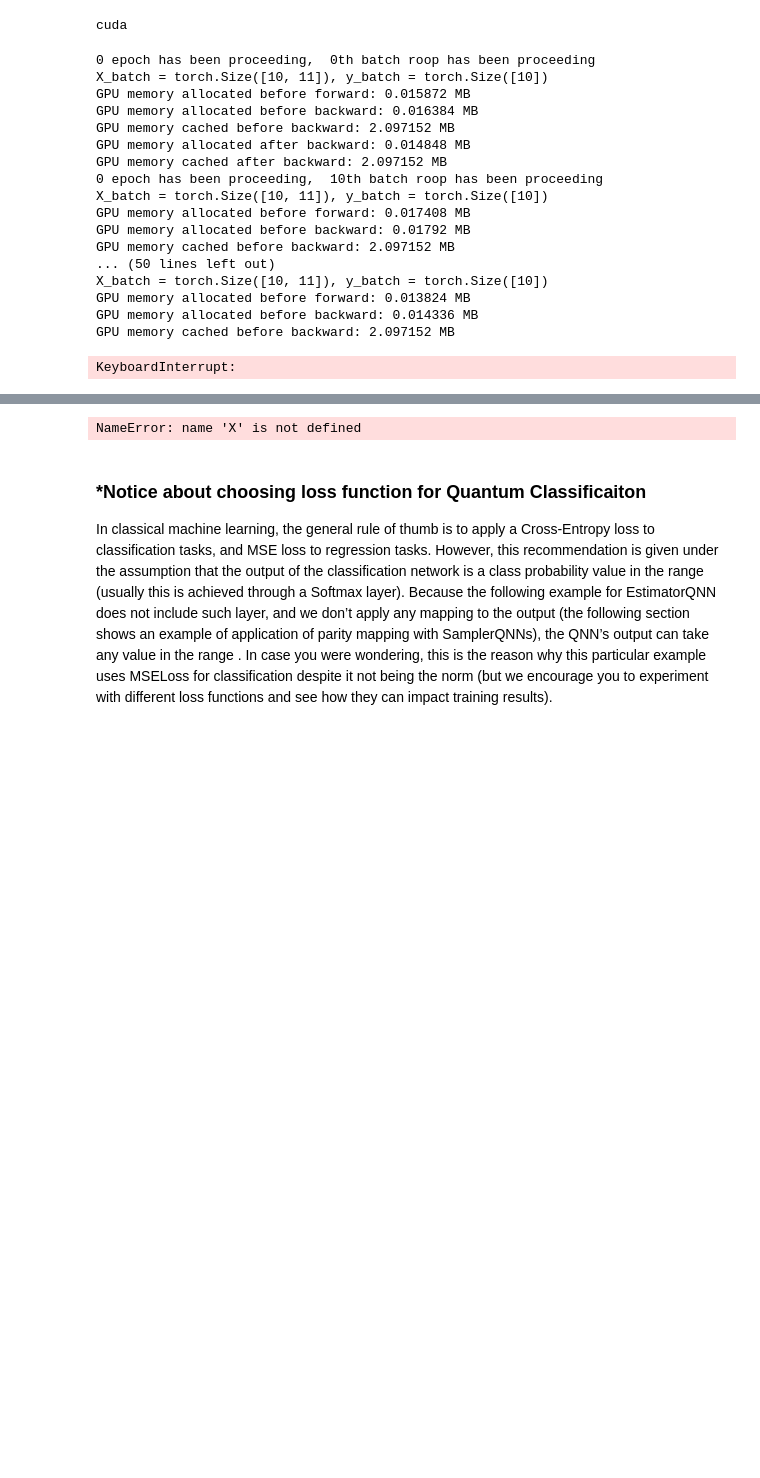
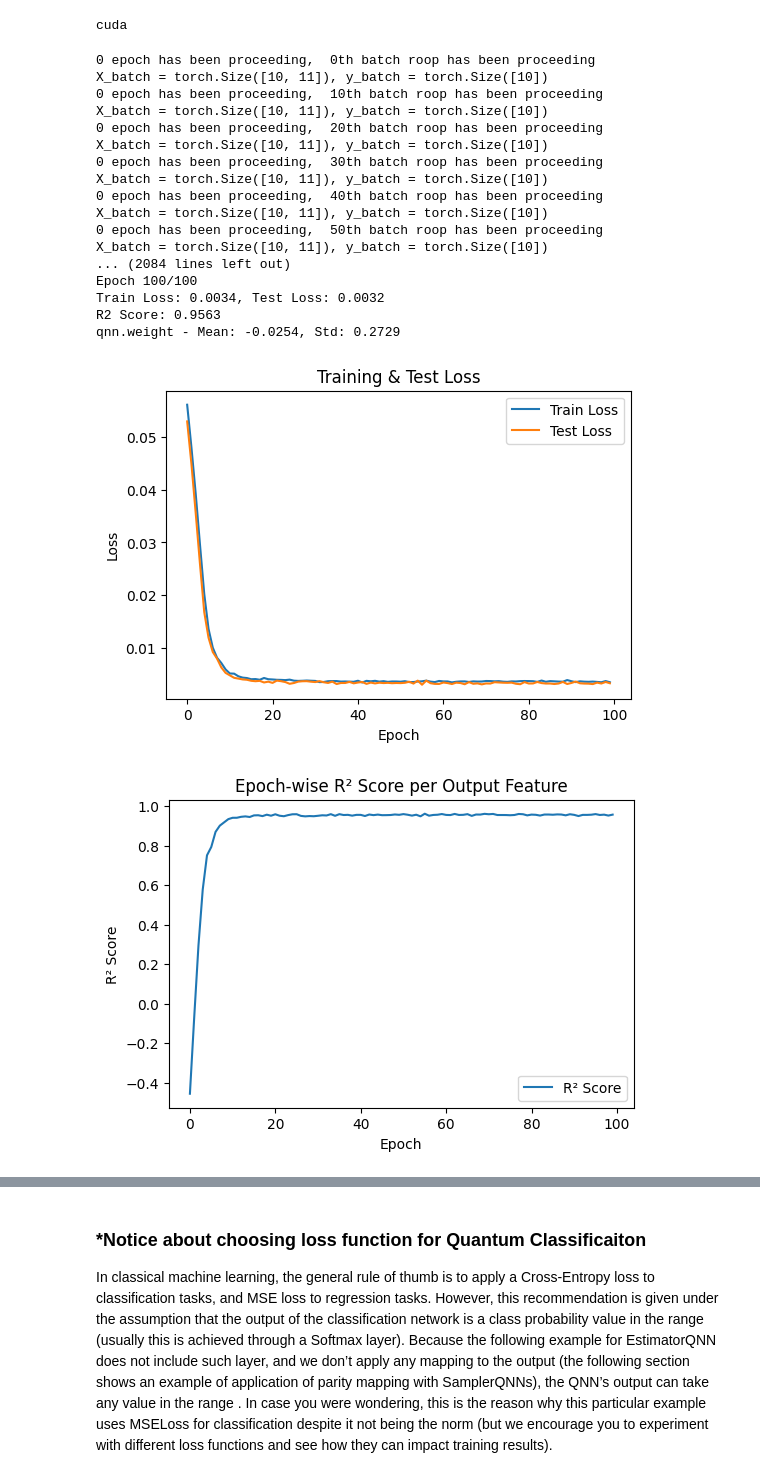
Before and after one commit to AustinMichaelKim/L3_muon_reconstruction, a Jupyter notebook: L3_reconstruction_QNN/QNN_using_qiskit/L3_Rcnst_qiskit_yonsei_gpu.ipynb, the cells around one changed output, grey strips where cells are left out. Saved outputs shown, nothing was run; the diff lists cells and outputs as text; code cells hidden in the pictures; blank space fills up the shorter version.

Commit message:
save work before merging

```diff
--- a/L3_reconstruction_QNN/QNN_using_qiskit/L3_Rcnst_qiskit_why_is_it_fucking_slow.ipynb
+++ b/L3_reconstruction_QNN/QNN_using_qiskit/L3_Rcnst_qiskit_yonsei_gpu.ipynb
@@ -42,12 +29,9 @@ from sklearn.metrics import r2_score
 from torch.optim.lr_scheduler import ReduceLROnPlateau
 
 # Load the .pkl file
-# with open('./DYToLL_PU200_Spring23_NThltIter2FromL1_Barrel.pkl', 'rb') as file:
-#     data = pickle.load(file)
+with open('./DYToLL_PU200_Spring23_NThltIter2FromL1_Barrel.pkl', 'rb') as file:
+    data = pickle.load(file)
 
-# Load the .pkl file _ colab
-with open(data_path, 'rb') as file:
-    data = pickle.load(file)
 
 # Extract the DataFrame and the array from the tuple
 df = data[0]  # The first element is the DataFrame : 92113 sample rows × 87 feature columns
@@ -110,10 +94,8 @@ import sys
 import os
 
 # Assuming your project structure as above, add the parent directory to sys.path
-# project_root = os.path.abspath(os.path.join(os.getcwd(), ".."))
+project_root = os.path.abspath(os.path.join(os.getcwd(), ".."))
 
-# for colab case
-project_root = os.path.abspath(os.path.join(os.getcwd(), "/content/drive/MyDrive/2025_Muon_QNN/"))
 
 
 if project_root not in sys.path:
@@ -126,10 +108,8 @@ import pandas as pd
 import pickle
 
 # Path to the original pickle file
-# pkl_path = "./DYToLL_PU200_Spring23_NThltIter2FromL1_Barrel.pkl"
+pkl_path = "./DYToLL_PU200_Spring23_NThltIter2FromL1_Barrel.pkl"
 
-# Path to the pickle file in colab
-pkl_path = "/content/drive/MyDrive/2025_Muon_QNN/DYToLL_PU200_Spring23_NThltIter2FromL1_Barrel.pkl"
 
 # Load the pickle file
 with open(pkl_path, "rb") as file:
@@ -491,14 +487,7 @@ for epoch in range(epochs):
 
         loss = loss_function(y_pred.to(device), y_batch.to(device))  # compute the loss
 
-        print(f"GPU memory allocated before backward: {torch.cuda.memory_allocated() / 1e6} MB")
-        print(f"GPU memory cached before backward: {torch.cuda.memory_reserved() / 1e6} MB")
-
         loss.backward()  # backward pass for computing the gradients
-
-        print(f"GPU memory allocated after backward: {torch.cuda.memory_allocated() / 1e6} MB")
-        print(f"GPU memory cached after backward: {torch.cuda.memory_reserved() / 1e6} MB")
-
 
         optimizer.step()  # update the weights
         running_loss += loss.item()  # accumulate the loss
@@ -511,7 +500,7 @@ for epoch in range(epochs):
     # ensures dropout layers are inactive
     model1.eval()
     with torch.no_grad(): # no need to compute the gradients
-        y_test_pred = model1(X_test)
+        y_test_pred = model1(X_test).squeeze()
         test_loss = loss_function(y_test_pred, y_test)
         test_losses.append(test_loss.item())
 
@@ -539,42 +528,60 @@ for epoch in range(epochs):
 # %% [output]
 0 epoch has been proceeding,  0th batch roop has been proceeding
 X_batch = torch.Size([10, 11]), y_batch = torch.Size([10])
-GPU memory allocated before forward: 0.015872 MB
-GPU memory allocated before backward: 0.016384 MB
-GPU memory cached before backward: 2.097152 MB
-GPU memory allocated after backward: 0.014848 MB
-GPU memory cached after backward: 2.097152 MB
 0 epoch has been proceeding,  10th batch roop has been proceeding
 X_batch = torch.Size([10, 11]), y_batch = torch.Size([10])
-GPU memory allocated before forward: 0.017408 MB
-GPU memory allocated before backward: 0.01792 MB
-GPU memory cached before backward: 2.097152 MB
-... (50 lines left out)
+0 epoch has been proceeding,  20th batch roop has been proceeding
 X_batch = torch.Size([10, 11]), y_batch = torch.Size([10])
-GPU memory allocated before forward: 0.013824 MB
-GPU memory allocated before backward: 0.014336 MB
-GPU memory cached before backward: 2.097152 MB
+0 epoch has been proceeding,  30th batch roop has been proceeding
+X_batch = torch.Size([10, 11]), y_batch = torch.Size([10])
+0 epoch has been proceeding,  40th batch roop has been proceeding
+X_batch = torch.Size([10, 11]), y_batch = torch.Size([10])
+0 epoch has been proceeding,  50th batch roop has been proceeding
+X_batch = torch.Size([10, 11]), y_batch = torch.Size([10])
+... (2084 lines left out)
+Epoch 100/100
+Train Loss: 0.0034, Test Loss: 0.0032
+R2 Score: 0.9563
+qnn.weight - Mean: -0.0254, Std: 0.2729
-KeyboardInterrupt:
 # %%
 # plot the loss and r2 score
 plt.figure(figsize=(6, 4))
 plt.plot(train_losses, label="Train Loss")
 plt.plot(test_losses, label="Test Loss")
 plt.xlabel("Epoch")
 plt.ylabel("Loss")
 plt.legend()
 plt.title("Training & Test Loss")
 plt.show()
 
 plt.figure(figsize=(6, 4))
 plt.plot(r2_score_value, label="R² Score")
 plt.xlabel("Epoch")
 plt.ylabel("R² Score")
 plt.title("Epoch-wise R² Score per Output Feature")
 plt.legend()
 plt.show()
 
 # After training, evaluate the model on the test data
 with torch.no_grad():
     y_pred_final = model1(X_test).cpu().numpy()
     y_test_np = y_test.cpu().numpy()
+
+plt.figure(figsize=(8, 5))
+plt.scatter(range(len(y_test_np)), y_pred_final, c=y_test_np, cmap='bwr', edgecolors='black', s=100)
+plt.axhline(y=0.5, color='gray', linestyle='--', label='Threshold = 0.5')
+
+for i in range(len(y_test_np)):
+    plt.text(i, y_pred_final[i] + 0.05, f'{float(y_pred_final[i]):.2f}', ha='center', fontsize=12)
+
+plt.xticks(range(len(y_test_np)))
+plt.xlabel("Sample Index")
+plt.ylabel("Predicted Probability")
+plt.title("Binary Classification Scatter Plot")
+plt.legend(["Threshold 0.5"])
+plt.ylim(0, 1.1)
+
+plt.show()
+# %% [output]
+[figure, added]
+[figure, added]
@@ -581,7 +589,3 @@ with torch.no_grad():
-# %%
-X.size()
-# %% [output]
-NameError: name 'X' is not defined
 # %% [markdown]
 ### *Notice about choosing loss function for Quantum Classificaiton
 
```
Also changed, not shown: parts of 11 cells of this notebook, 4 other files.
